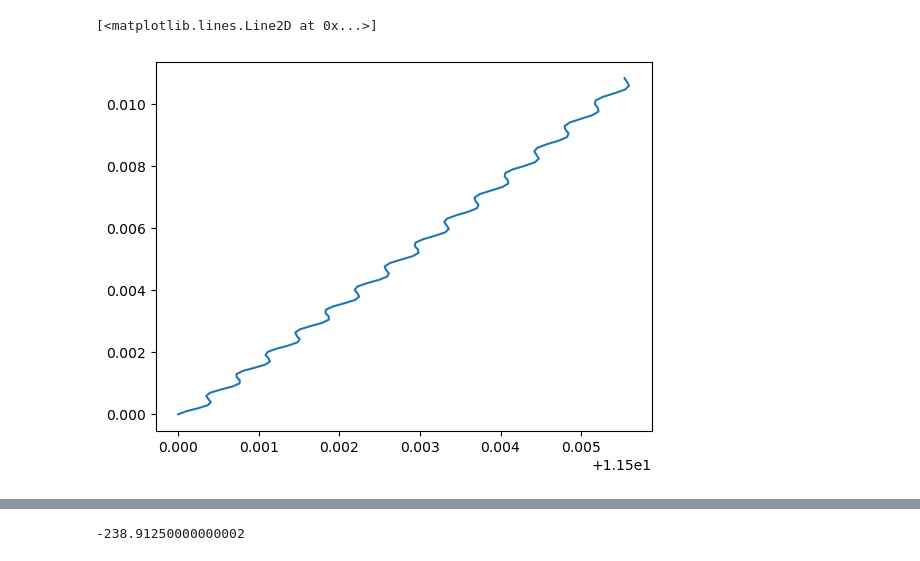
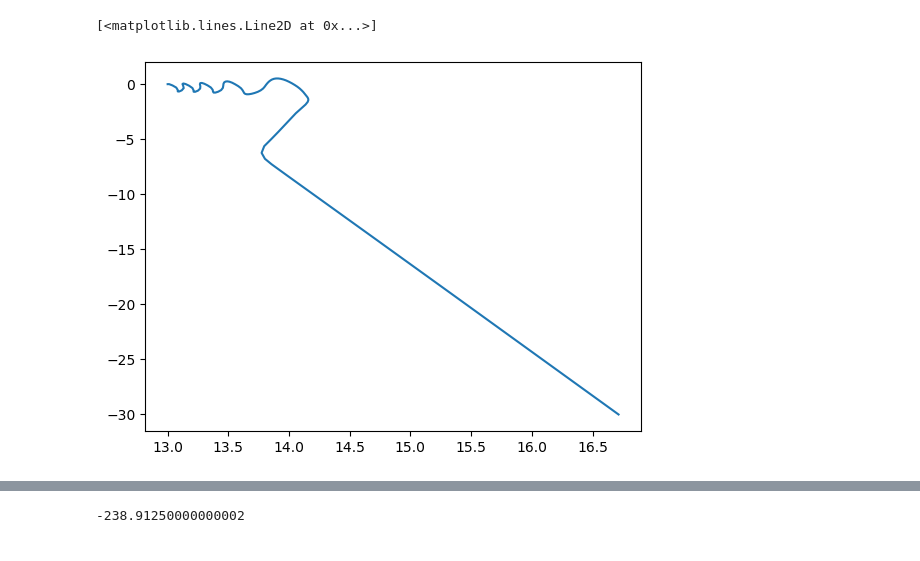
Before and after one commit to kostahoraites/carrington, a Jupyter notebook: magnetosheath/particle_tracer.ipynb, the cells around one changed output, grey strips where cells are left out. Saved outputs shown, nothing was run; the diff lists cells and outputs as text; code cells hidden in the pictures.

```diff
--- a/magnetosheath/particle_tracer.ipynb
+++ b/magnetosheath/particle_tracer.ipynb
@@ -105,7 +120,7 @@ def read_lorentziator_ptr_as_dct(ptrdir, metadata_file):
 
 # === particle_tracer.py ====
 
-
+'''
 run = 'EGI'   # 'EGL'
 nv = 8
 fileIndex = 1506
@@ -114,25 +129,31 @@ fileIndex = 1506
 ##d = restore("/wrk-vakka/users/horakons/carrington/data/particle_tracer/f_liouville_test_EGI_1506_electron_nt_60000_x11.0_y0.0_z0.0.pickle")
 ##d = restore("/wrk-vakka/users/horakons/carrington/data/particle_tracer/f_liouville_test_EGI_1506_electron_nt_60000_x11.5_y0.0_z0.0.pickle")  # vmax = 1e7
 ##d = restore("/wrk-vakka/users/horakons/carrington/data/particle_tracer/f_liouville_test_EGI_1506_electron_nt_60000_x11.5_y1.0_z0.0.pickle")
-d = restore("/wrk-vakka/users/horakons/carrington/data/particle_tracer/f_liouville_test_EGI_1506_electron_nt_80000_x11.5_y0.0_z0.0.pickle")  # vmax = 5e6 (zoomed in)
+#d = restore("/wrk-vakka/users/horakons/carrington/data/particle_tracer/f_liouville_test_EGI_1506_electron_nt_80000_x11.5_y0.0_z0.0.pickle")  # vmax = 5e6 (zoomed in)
 
 # v HAVEN'T CHECKED OUT THIS FILE YET v
 #fileIndex = 1199
 #d = restore("/wrk-vakka/users/horakons/carrington/data/particle_tracer/f_liouville_test_EGI_1199_electron_nt_22000_x13.0_y0.0_z0.0.pickle")  # vmax = 2e7
-
+'''
 
 
 # === lorentziator (.ptr output files) ====
-'''
+
 #ptrdir ='/wrk-vakka/users/horakons/carrington/data/lorentziator/electron/EGI_1199_1188_x13RE/'   # vmax = 2e7
 #ptrdir = '/wrk-vakka/users/horakons/carrington/data/lorentziator/electron/EGI_1199_1159_x13RE/'   # vmax = 5e6
-ptrdir = '/wrk-vakka/users/horakons/carrington/data/lorentziator/electron/EGI_1199_1159_x11.5RE/'   # vmax = 5e6
-metadata_file = ptrdir + 'metadata.pck'
+#ptrdir = '/wrk-vakka/users/horakons/carrington/data/lorentziator/electron/EGI_1199_1159_x11.5RE/'   # vmax = 5e6
+#ptrdir = '/wrk-vakka/users/horakons/carrington/data/lorentziator/electron/EGI_1505.5_1450_x11.5_gpu_tol100/' # vmax = 2e7. NOTE: screwed up the initial velocity array, interpolated to t=1199 by accident.  Copied from /wrk-vakka/users/kpapadak/lorentziator/test_configs/tol_100/'
+#ptrdir = '/wrk-vakka/users/horakons/carrington/data/lorentziator/electron/EGI_1505.5_1450_x11.5_gpu_tol10/' # vmax = 2e7. NOTE: screwed up the initial velocity array, interpolated to t=1199 by accident.  Copied from /wrk-vakka/users/kpapadak/lorentziator/test_configs/tol_10/'
+#ptrdir = '/wrk-vakka/users/horakons/carrington/data/lorentziator/electron/EGI_1500_1200_Nv256_x13_gpu/' # vmax = 1e7. NOTE: screwed up the initial velocity array, interpolated to t=1199 by accident.  Copied from /wrk-vakka/users/kpapadak/lorentziator/test_configs/tol_10/'
+ptrdir = '/wrk-vakka/users/kpapadak/lorentziator/test_configs/' # vmax = 1e7. NOTE: screwed up the initial velocity array, interpolated to t=1199 by accident.  Copied from /wrk-vakka/users/kpapadak/lorentziator/test_configs/tol_10/'
+
+metadata_file = '/wrk-vakka/users/horakons/carrington/data/lorentziator/electron/EGI_1500_1200_Nv256_x13_gpu/metadata.pck'
+#metadata_file = ptrdir + 'metadata.pck'
+
+
 d = read_lorentziator_ptr_as_dct(ptrdir, metadata_file)
 
 run = d['run']
 fileIndex = d['fileIndex']
 nv = d['nv']
-
-'''
 # %% [output]
@@ -315,10 +387,15 @@ array([[-21.46427479, -21.48154574, -21.50177631, -21.52457396,
 # %%
-i = nv//2 +1; j = nv//2 +1
+# plot trajectory of 1 particle in physical space
+i = nv//2 +10
+j = nv//2 +10
+#t_inds = range(50)
+t_inds = range(d['t'].size)  # 100
 
 #plt.plot(x[i][j][:,0]/R_EARTH, x[i][j][:,1]/R_EARTH)  # x-y
-plt.plot(x[i][j][0:100,0]/R_EARTH, x[i][j][0:100,2]/R_EARTH)  # x-z   (to show larmor motion)
-#plt.plot(x[i][j][:,0]/R_EARTH, x[i][j][:,2]/R_EARTH)
+#plt.plot(x[i][j][0:100,0]/R_EARTH, x[i][j][0:100,2]/R_EARTH)  # x-z   (to show larmor motion)
+plt.plot(x[i][j][t_inds,0]/R_EARTH, x[i][j][t_inds,2]/R_EARTH)
+
 #plt.plot(x[i][j][:,1]/R_EARTH, x[i][j][:,2]/R_EARTH)  # y-z
 # %% [output]
 [<matplotlib.lines.Line2D at 0x...>]
-[figure, old version]
+[figure, new version]
```
Also changed, not shown: parts of 28 cells of this notebook, 8 other files.
